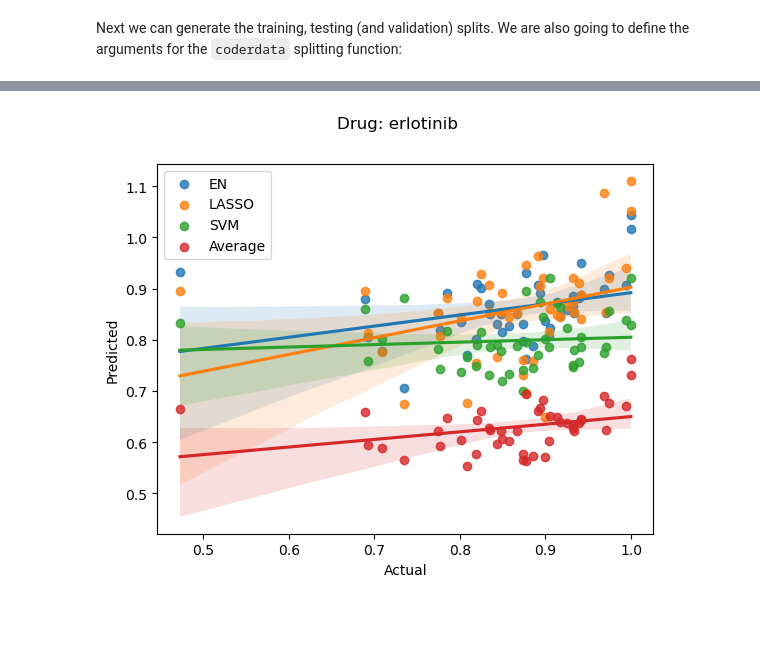
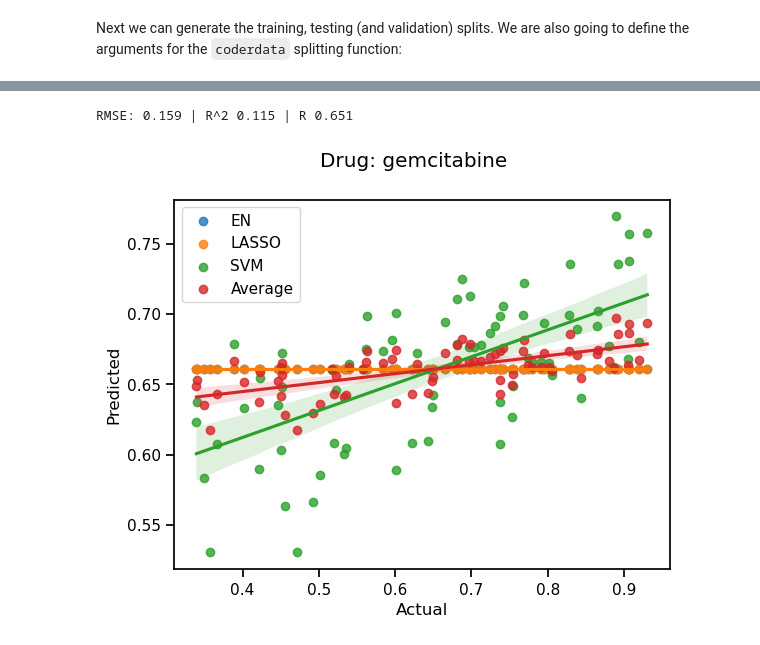
Before and after one commit to PNNL-CompBio/coderdata, a Jupyter notebook: benchmark/linear-models/linear_models.ipynb, the cells around one changed output, grey strips where cells are left out. Cells and saved outputs as stored; diff of their text form; code cells hidden in the pictures; blank space fills up the shorter version.

Commit message:
progress on the linear model eval

```diff
--- a/benchmark/linear-models/linear_models.ipynb
+++ b/benchmark/linear-models/linear_models.ipynb
@@ -53,7 +60,7 @@ os.chdir(local_path)
 # %% [markdown]
 Defining the dataset that we want to use (GCSI)
 # %%
-dataset_name = 'gcsi'
+dataset_name = 'gdscv2'
 # %% [markdown]
 Once the data for GCSI has be retrieved by the cell below and is available locally, we can uncomment the `%%skip` command such that the cell below is skipped in consecutive executions of the notebook.
 # %%
@@ -152,9 +351,10 @@ train_filtered = split_filtered.train
 test_filtered = split_filtered.test
 val_filtered = split_filtered.validate
 # %%
-%%skip
+# %%skip
 
 split_type = 'mixed-set'
+# split_type = 'cancer-blind'
 ratio = (9, 1)
 random_state = 42
 
@@ -162,48 +362,28 @@ data_filtered = filter_by_drugid(data, drug_id)
 split_filtered = data_filtered.split_train_other(
     split_type=split_type,
     ratio=ratio,
+    stratify_by='fit_auc',
+    balance=True,
+    thresh=0.5,
     random_state=random_state
 )
 train_filtered = split_filtered.train
 test_filtered = split_filtered.other
-# %%
-def generate_model_input_matrices(
-        data: cd.Dataset,
-        features:list,
-        response_metric: str
-        ) -> np.ndarray:
-
-    d_response = data.format(
-        data_type='experiments',
-        shape='wide',
-        metrics=response_metric
-        )
-    if len(features) == 1:
-        d_feature_tmp = data.format(
-            data_type=features[0],
-            ).reset_index()
-
-    else:
-        raise NotImplementedError("more than 1 feature type currently not implemented")
-
-
-    y = d_response.loc[d_response['improve_sample_id'].isin(d_feature_tmp['improve_sample_id']), response_metric].to_numpy()
-    x = d_feature_tmp.loc[:, d_feature_tmp.columns != 'improve_sample_id'].to_numpy(na_value=0)
-
-    return x, y
 # %%
 response_metric = 'fit_auc'
 feature = 'transcriptomics'
 
 
 train_x, train_y = generate_model_input_matrices(
-    train_filtered,
+    data=data_filtered,
+    split=train_filtered,
     features=[feature],
     response_metric=response_metric
     )
 
 test_x, test_y = generate_model_input_matrices(
-    test_filtered,
+    data=data_filtered,
+    split=test_filtered,
     features=[feature],
     response_metric=response_metric
     )
@@ -280,25 +400,26 @@ svm_results = run_sklearn(x_train=train_x, y_train=train_y, x_test=test_x, y_tes
 # %%
 avg = np.zeros(len(enet_results['test_prediction']))
 for i in [
     # gbt_results,
     enet_results, lasso_results, svm_results,
     # svc_results
     ]:
     sns.regplot(x=test_y, y=i['test_prediction'], label=i['model'])
     avg += i['test_prediction']
-avg = avg/4
+avg = avg/3
 score_all(test_y, avg)
 sns.regplot(x=test_y, y=avg, label='Average')
 plt.xlabel("Actual")
 plt.ylabel("Predicted")
 plt.legend()
 plt.suptitle(f"Drug: {drug_name}")
 results = pd.DataFrame(
     [
         # gbt_results, gbt_binary_results,
         enet_results, lasso_results, svm_results,
         # svc_results
         ]
 )
 # %% [output]
+RMSE: 0.159 | R^2 0.115 | R 0.651
-[figure, old version]
+[figure, new version]
```
Also changed, not shown: parts of 19 cells of this notebook.
